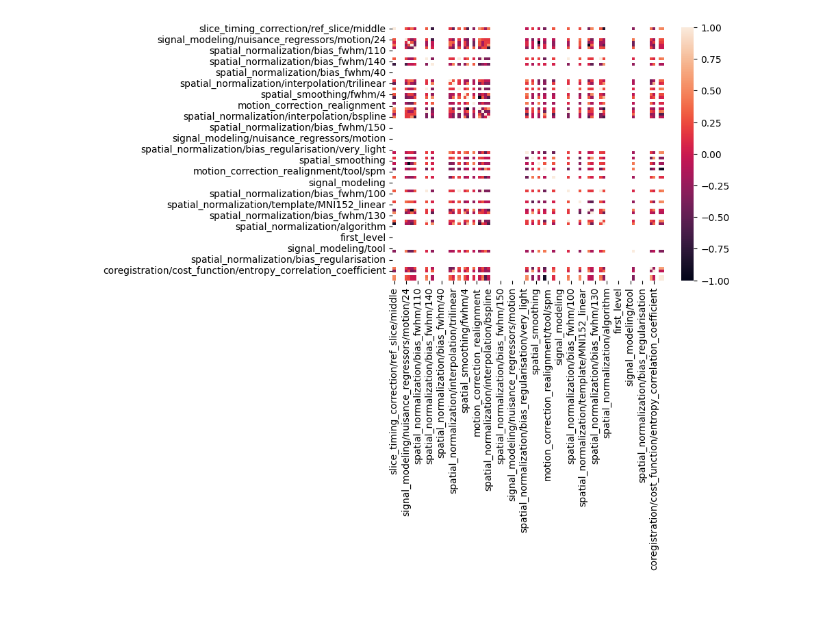
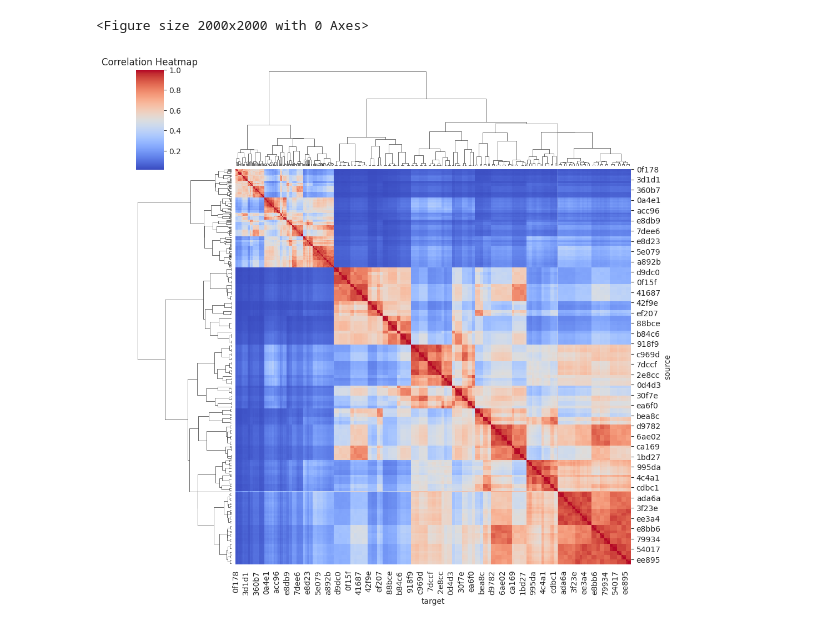
Before and after one commit to Inria-Empenn/fmri_feature_model, a Jupyter notebook: auditory_analysis.ipynb, the cells around one changed output. Saved outputs shown, nothing was run; the diff lists cells and outputs as text; code cells hidden in the pictures.

```diff
--- a/auditory_analysis.ipynb
+++ b/auditory_analysis.ipynb
@@ -20,9 +25,12 @@ import seaborn as sb
 # %%
 # load global vars
 postproc_srv = PostprocessService()
-basedir = "/home/ymerel/storage/private/ymerel/results/auditory"
+sample_srv = SampleService()
+aafm_srv = AAFMService()
+basedir = "/home/ymerel/storage/results/auditory"
 mean_path = os.path.join(basedir, 'mean_result.nii')
 df_path = os.path.join(basedir, 'dataset.csv')
+corr_path = os.path.join(basedir, 'correlations.csv')
 ids = []
 results = []
 paths = glob.glob(os.path.join(basedir, '*/'), recursive=True)
@@ -129,3 +247,6 @@ filepath = f"tree_{metric}.pdf"
 IFrame(filepath, width=700, height=500)
 # %% [output]
 [interactive output not drawn]
+# %%
+correlations = pd.read_csv(corr_path, delimiter=';')
+correlations.head()
@@ -132,13 +260,11 @@ IFrame(filepath, width=700, height=500)
 # %%
-# https://www.geeksforgeeks.org/how-to-create-a-seaborn-correlation-heatmap-in-python/
-
-for nii in results:
-    dataframes.append(self.stat_srv.compute_correlations(nii, niis))
-
-# Plotting correlation heatmap
-dataplot = sb.heatmap(dataframe.corr(numeric_only=True))
-
-# Displaying heatmap
-mp.show()
+correlations['source'] = correlations['source'].str.slice(0, 5)
+correlations['target'] = correlations['target'].str.slice(0, 5)
+data = correlations.pivot(index='source', columns='target', values='correlation').fillna(1.0)
+plt.figure(figsize=(20, 20))
+sb.clustermap(data, cmap='coolwarm')
+plt.title('Correlation Heatmap')
+plt.show()
 # %% [output]
+<Figure size 2000x2000 with 0 Axes>
-[figure, old version]
+[figure, new version]
```
Also changed, not shown: parts of 19 cells of this notebook.
